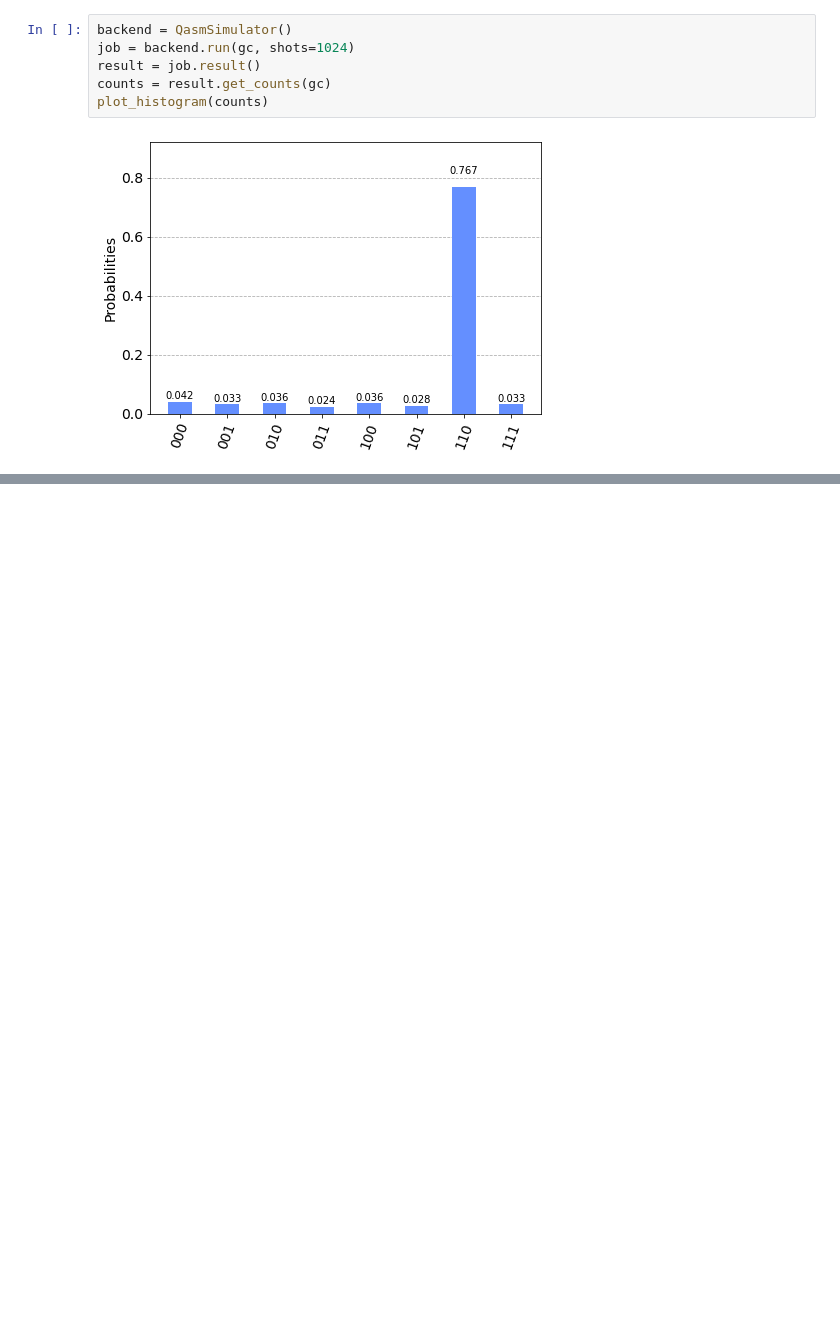
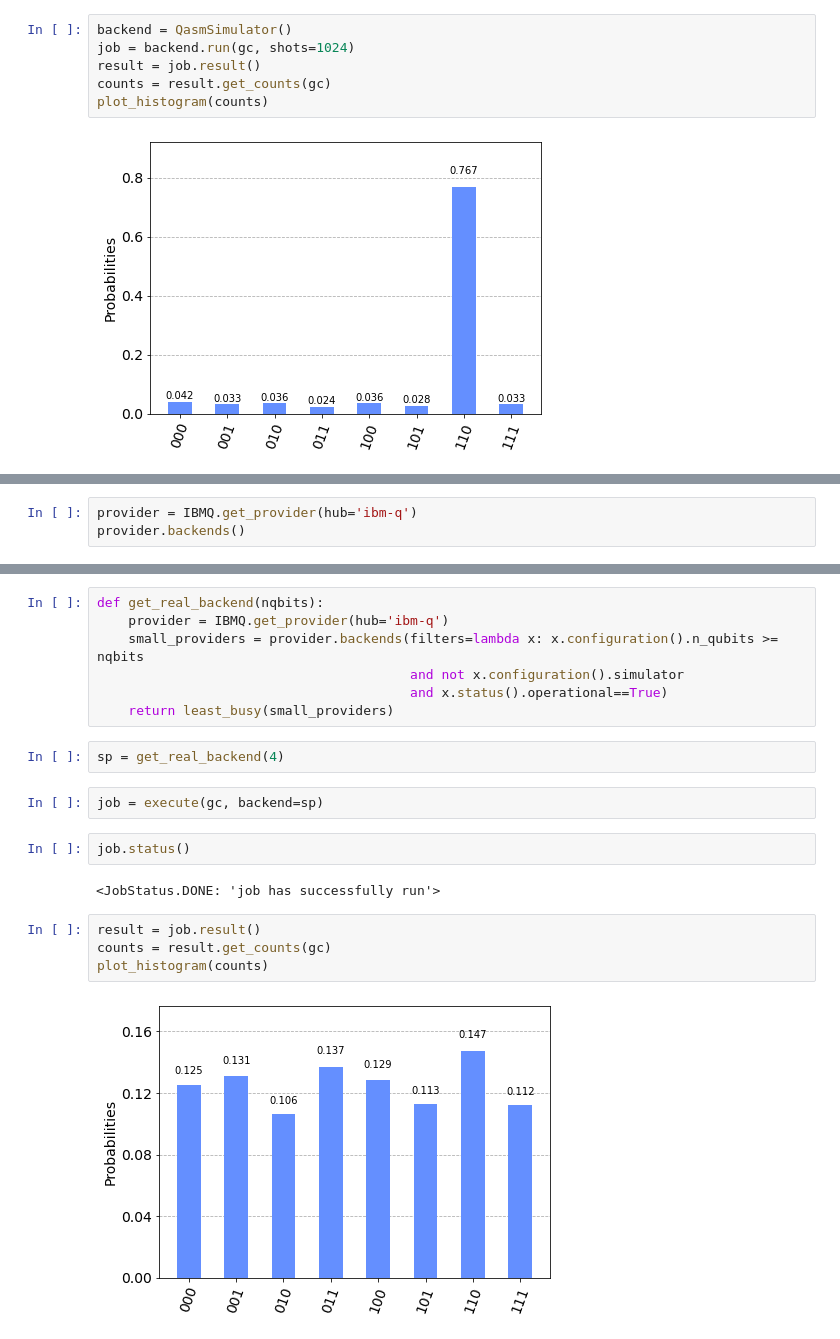
Before and after one commit to chenjie512/tfg_quantum_computing, a Jupyter notebook: qiskit/test_grover.ipynb, the cells around one changed output, grey strips where cells are left out. Saved outputs shown, nothing was run; the diff lists cells and outputs as text; blank space fills up the shorter version.

Commit message:
real quantum computer

```diff
--- a/qiskit/test_grover.ipynb
+++ b/qiskit/test_grover.ipynb
@@ -98,0 +109,3 @@ plot_histogram(counts)
+# %%
+provider = IBMQ.get_provider(hub='ibm-q')
+provider.backends()
@@ -98,0 +125,21 @@ plot_histogram(counts)
+# %%
+def get_real_backend(nqbits):
+    provider = IBMQ.get_provider(hub='ibm-q')
+    small_providers = provider.backends(filters=lambda x: x.configuration().n_qubits >= nqbits
+                                        and not x.configuration().simulator
+                                        and x.status().operational==True)
+    return least_busy(small_providers)
+# %%
+sp = get_real_backend(4)
+# %%
+job = execute(gc, backend=sp)
+# %%
+job.status()
+# %% [output]
+<JobStatus.DONE: 'job has successfully run'>
+# %%
+result = job.result()
+counts = result.get_counts(gc)
+plot_histogram(counts)
+# %% [output]
+[figure, added]
```
Also changed, not shown: parts of 3 cells of this notebook.
